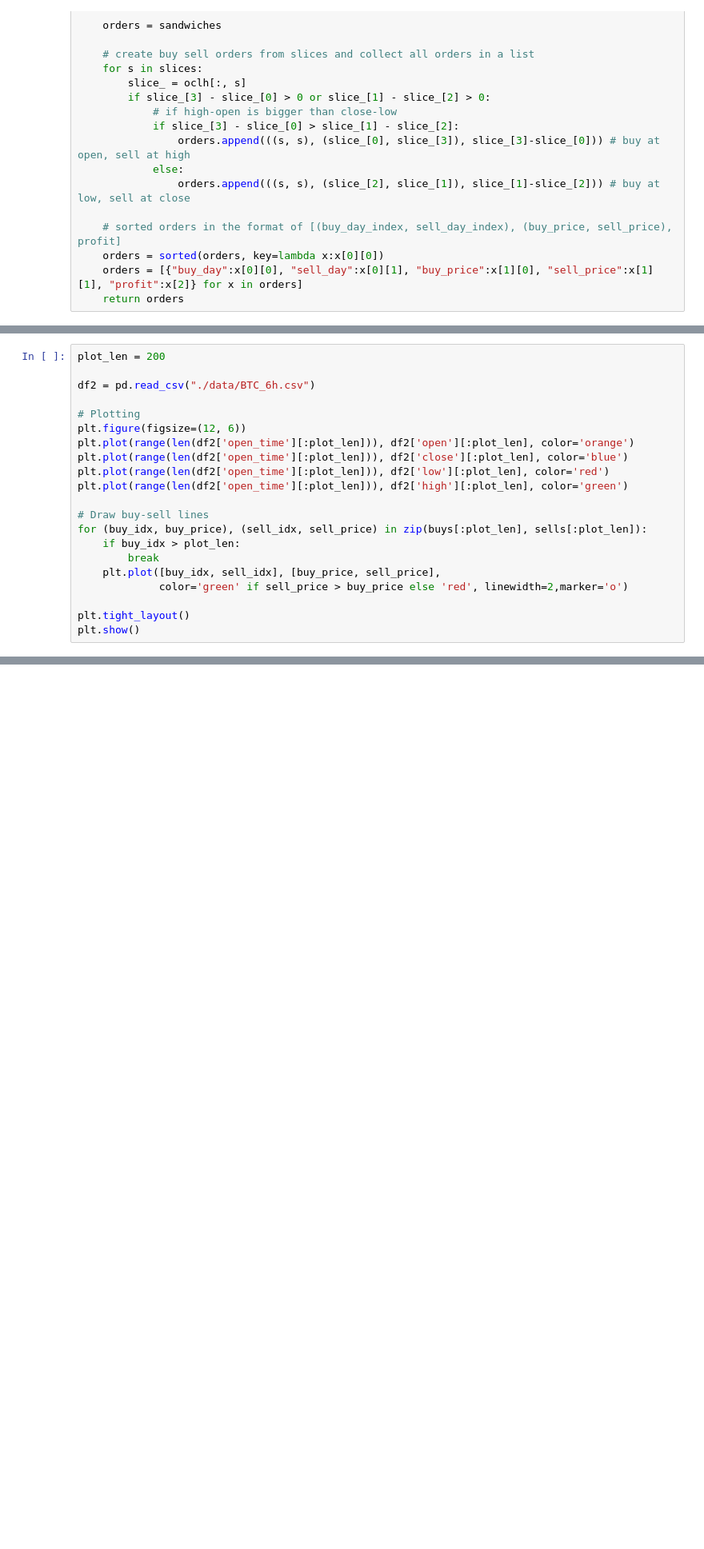
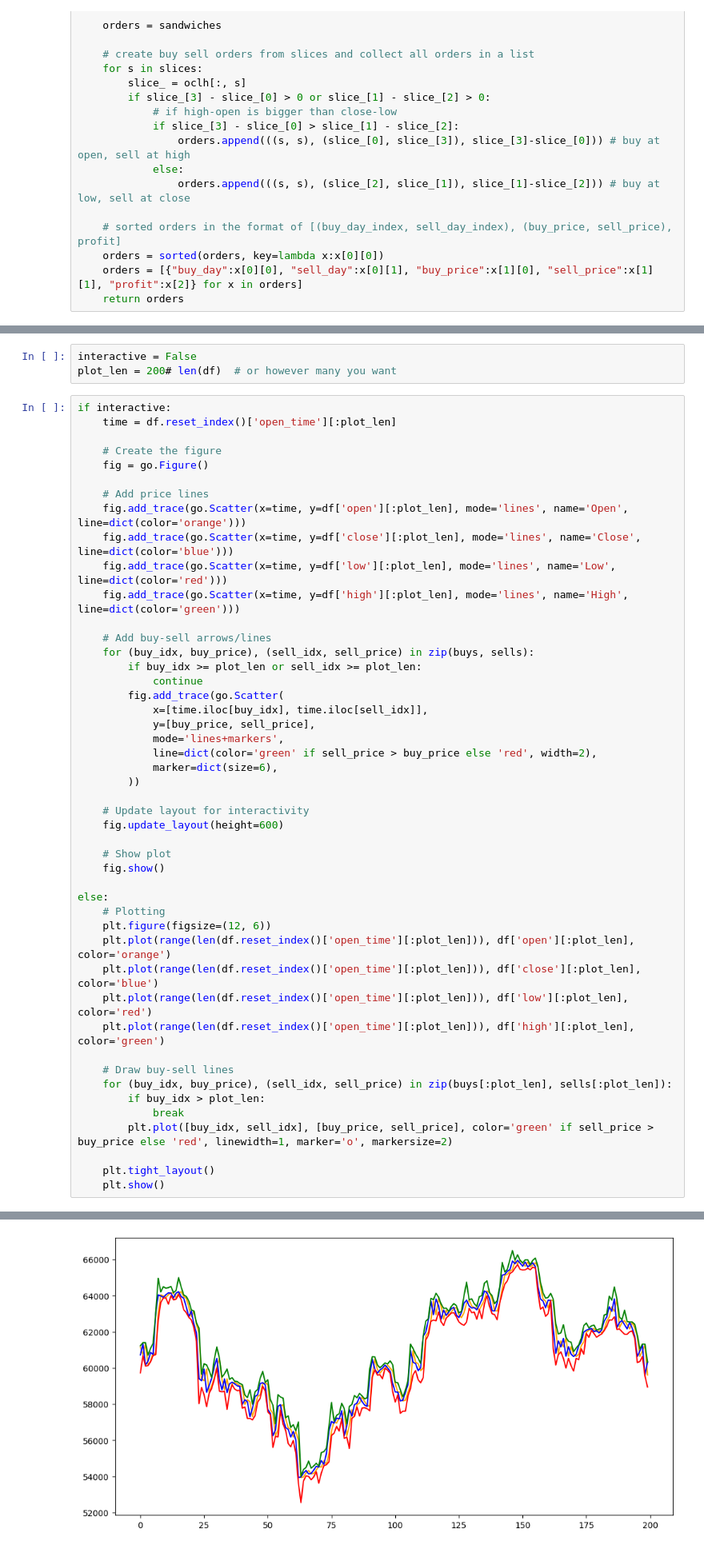
Before and after one commit to mericdemirors/CrossCurrencyPrediction, a Jupyter notebook: 10_strategies.ipynb, the cells around one changed output, grey strips where cells are left out. Shown at 80% size. Cells and saved outputs as stored; diff of their text form; blank space fills up the shorter version.

```diff
--- a/10_strategies.ipynb
+++ b/10_strategies.ipynb
@@ -525,21 +580,51 @@ import matplotlib.pyplot as plt
+# %%
+interactive = False
+plot_len = 200# len(df)  # or however many you want
 # %%
-plot_len = 200
+if interactive:
+    time = df.reset_index()['open_time'][:plot_len]
 
-df2 = pd.read_csv("./data/BTC_6h.csv")
+    # Create the figure
+    fig = go.Figure()
 
-# Plotting
-plt.figure(figsize=(12, 6))
-plt.plot(range(len(df2['open_time'][:plot_len])), df2['open'][:plot_len], color='orange')
-plt.plot(range(len(df2['open_time'][:plot_len])), df2['close'][:plot_len], color='blue')
-plt.plot(range(len(df2['open_time'][:plot_len])), df2['low'][:plot_len], color='red')
-plt.plot(range(len(df2['open_time'][:plot_len])), df2['high'][:plot_len], color='green')
+    # Add price lines
+    fig.add_trace(go.Scatter(x=time, y=df['open'][:plot_len], mode='lines', name='Open', line=dict(color='orange')))
+    fig.add_trace(go.Scatter(x=time, y=df['close'][:plot_len], mode='lines', name='Close', line=dict(color='blue')))
+    fig.add_trace(go.Scatter(x=time, y=df['low'][:plot_len], mode='lines', name='Low', line=dict(color='red')))
+    fig.add_trace(go.Scatter(x=time, y=df['high'][:plot_len], mode='lines', name='High', line=dict(color='green')))
 
-# Draw buy-sell lines
-for (buy_idx, buy_price), (sell_idx, sell_price) in zip(buys[:plot_len], sells[:plot_len]):
-    if buy_idx > plot_len:
-        break
-    plt.plot([buy_idx, sell_idx], [buy_price, sell_price],
-             color='green' if sell_price > buy_price else 'red', linewidth=2,marker='o')
+    # Add buy-sell arrows/lines
+    for (buy_idx, buy_price), (sell_idx, sell_price) in zip(buys, sells):
+        if buy_idx >= plot_len or sell_idx >= plot_len:
+            continue
+        fig.add_trace(go.Scatter(
+            x=[time.iloc[buy_idx], time.iloc[sell_idx]],
+            y=[buy_price, sell_price],
+            mode='lines+markers',
+            line=dict(color='green' if sell_price > buy_price else 'red', width=2),
+            marker=dict(size=6),
+        ))
 
-plt.tight_layout()
-plt.show()
+    # Update layout for interactivity
+    fig.update_layout(height=600)
+
+    # Show plot
+    fig.show()
+
+else:
+    # Plotting
+    plt.figure(figsize=(12, 6))
+    plt.plot(range(len(df.reset_index()['open_time'][:plot_len])), df['open'][:plot_len], color='orange')
+    plt.plot(range(len(df.reset_index()['open_time'][:plot_len])), df['close'][:plot_len], color='blue')
+    plt.plot(range(len(df.reset_index()['open_time'][:plot_len])), df['low'][:plot_len], color='red')
+    plt.plot(range(len(df.reset_index()['open_time'][:plot_len])), df['high'][:plot_len], color='green')
+
+    # Draw buy-sell lines
+    for (buy_idx, buy_price), (sell_idx, sell_price) in zip(buys[:plot_len], sells[:plot_len]):
+        if buy_idx > plot_len:
+            break
+        plt.plot([buy_idx, sell_idx], [buy_price, sell_price], color='green' if sell_price > buy_price else 'red', linewidth=1, marker='o', markersize=2)
+
+    plt.tight_layout()
+    plt.show()
+# %% [output]
@@ -545,0 +632 @@ plt.show()
+[figure, added]
```
Also changed, not shown: parts of 48 cells of this notebook, 2 other files.
